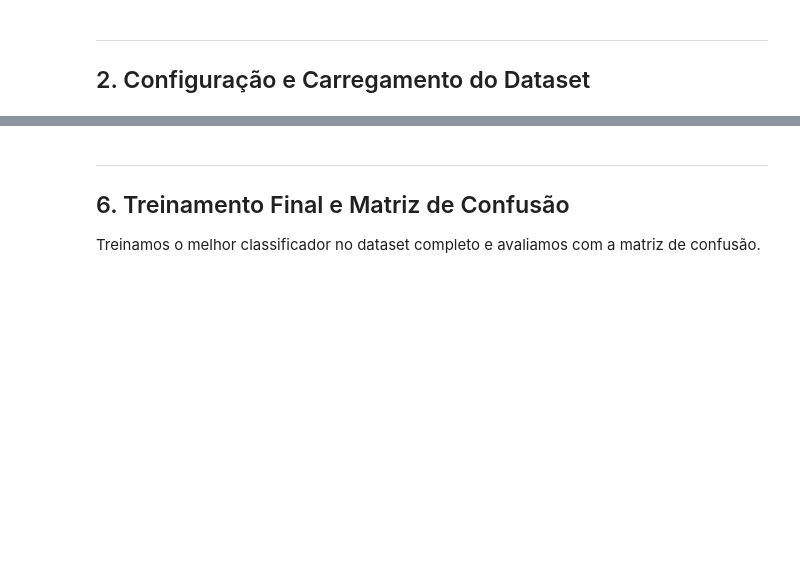
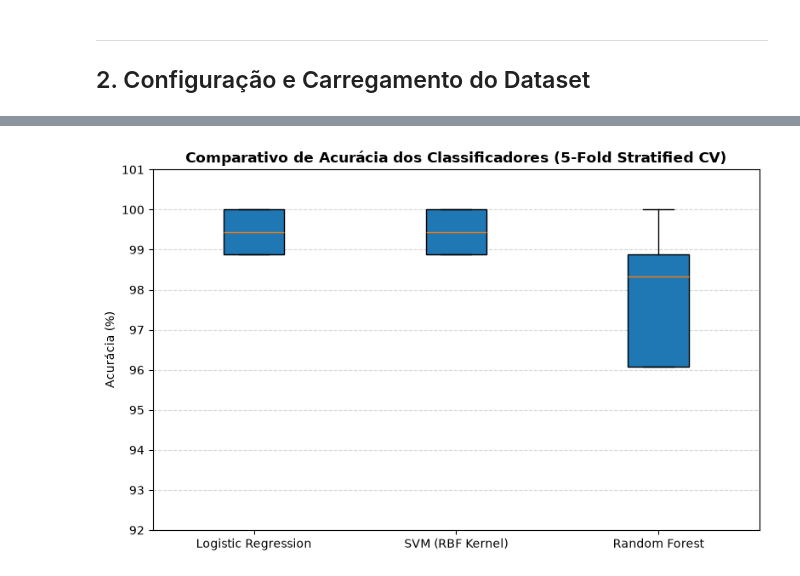
Before and after one commit to gabrielsena87/modelo-de-predicao-industrial-com-imagens-termicas, a Jupyter notebook: notebooks/02_training.ipynb, the cells around one changed output, grey strips where cells are left out. Cells and saved outputs as stored; diff of their text form; code cells hidden in the pictures; blank space fills up the shorter version.

```diff
--- a/notebooks/02_training.ipynb
+++ b/notebooks/02_training.ipynb
@@ -147,19 +163,16 @@ for name, pipeline in classifiers.items():
 # %%
-# Gráfico comparativo dos classificadores
 fig, ax = plt.subplots(figsize=(8, 5))
-ax.boxplot(
-    [results[name] for name in results],
-    labels=list(results.keys()),
-    patch_artist=True,
-    boxprops=dict(facecolor="lightblue"),
-)
-ax.set_title("Comparativo de Classificadores (5-Fold CV)", fontsize=14)
-ax.set_ylabel("Acurácia")
-ax.set_ylim(0.8, 1.05)
+box_data = [results[name] * 100 for name in classifiers]
+try:
+    ax.boxplot(box_data, patch_artist=True, tick_labels=list(classifiers.keys()))
+except TypeError:
+    ax.boxplot(box_data, patch_artist=True, labels=list(classifiers.keys()))
+
+ax.set_title("Comparativo de Acurácia dos Classificadores (5-Fold Stratified CV)", fontsize=12, fontweight="bold")
+ax.set_ylabel("Acurácia (%)")
+ax.set_ylim(92, 101)
+ax.grid(axis="y", linestyle="--", alpha=0.5)
 plt.tight_layout()
 plt.show()
+# %% [output]
+[figure, added]
-# %% [markdown]
----
-## 6. Treinamento Final e Matriz de Confusão
-
-Treinamos o melhor classificador no dataset completo e avaliamos com a matriz de confusão.
```
Also changed, not shown: parts of 16 cells of this notebook, 2 other files.
